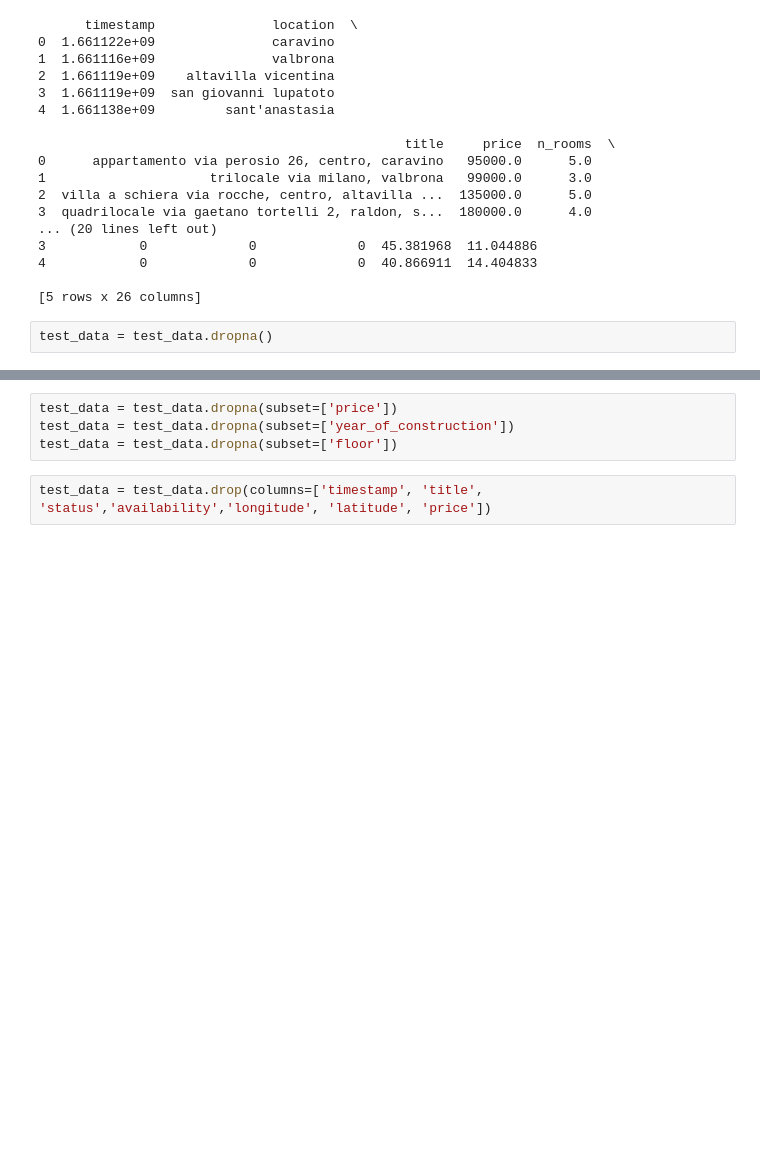
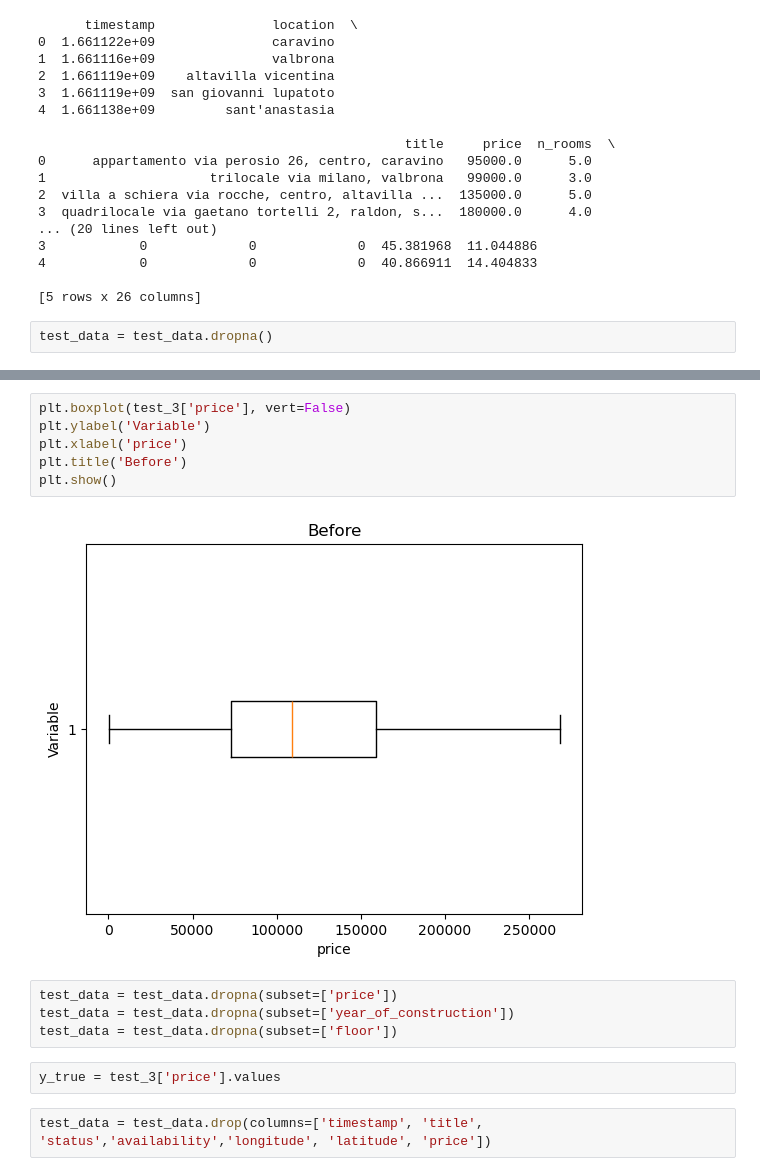
Before and after one commit to SergioM2/icd2024, a Jupyter notebook: practices/Practica 3/Practica 3.ipynb, the cells around one changed output, grey strips where cells are left out. Saved outputs shown, nothing was run; the diff lists cells and outputs as text; blank space fills up the shorter version.

```diff
--- a/practices/Practica 3/Practica 3.ipynb
+++ b/practices/Practica 3/Practica 3.ipynb
@@ -698,7 +760,17 @@ y_true = test_data['price']
+# %%
+plt.boxplot(test_3['price'], vert=False)
+plt.ylabel('Variable')
+plt.xlabel('price')
+plt.title('Before')
+plt.show()
+# %% [output]
+[figure, added]
 # %%
 test_data = test_data.dropna(subset=['price'])
 test_data = test_data.dropna(subset=['year_of_construction'])
 test_data = test_data.dropna(subset=['floor'])
+# %%
+y_true = test_3['price'].values
 # %%
 test_data = test_data.drop(columns=['timestamp', 'title', 'status','availability','longitude', 'latitude', 'price'])
 # %%
```
Also changed, not shown: parts of 9 cells of this notebook, 4 other files.
